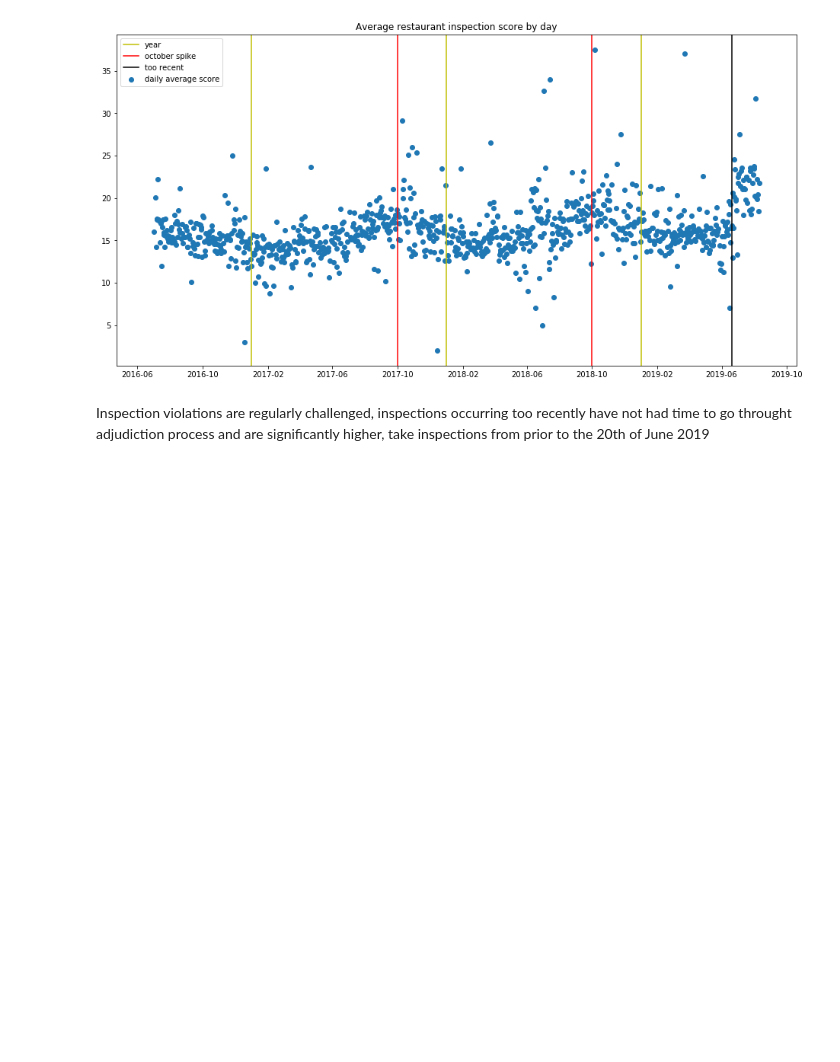
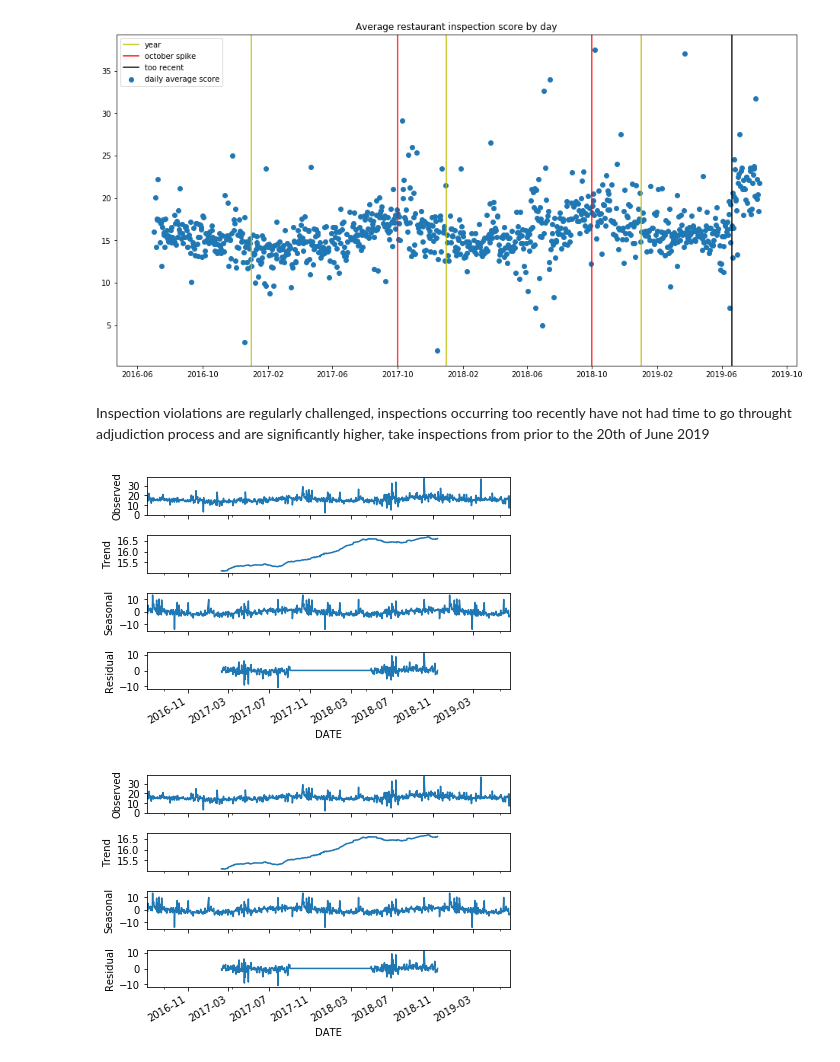
Before and after one commit to ktzioumis/New-York-Restaurant-Guide, a Jupyter notebook: Inspection Dataframe construction.ipynb, the cells around one changed output. Cells and saved outputs as stored; diff of their text form; code cells hidden in the pictures; blank space fills up the shorter version.

```diff
--- a/Inspection Dataframe construction.ipynb
+++ b/Inspection Dataframe construction.ipynb
@@ -275,5 +275,13 @@ plt.show()
 Inspection violations are regularly challenged, inspections occurring too recently have not had time to go throught adjudiction process and are significantly higher, take inspections from prior to the 20th of June 2019
 # %%
 df_init=df_init.loc[df_init['DATE']<'2019-06-20']
+# %%
+from statsmodels.tsa.seasonal import seasonal_decompose
+result=seasonal_decompose(df_init.groupby('DATE')['SCORE'].mean(),freq=365)
+
+result.plot()
+# %% [output]
+[figure, added]
+[figure, added]
 # %%
 df_init.to_csv('initial.csv')
```
Also changed, not shown: 2 other files.
